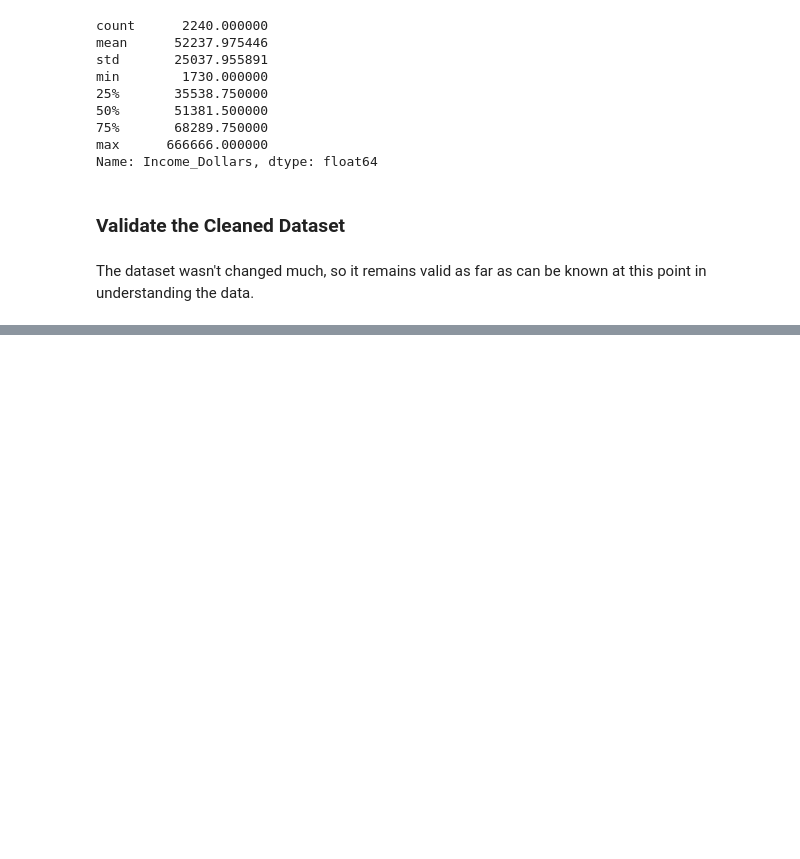
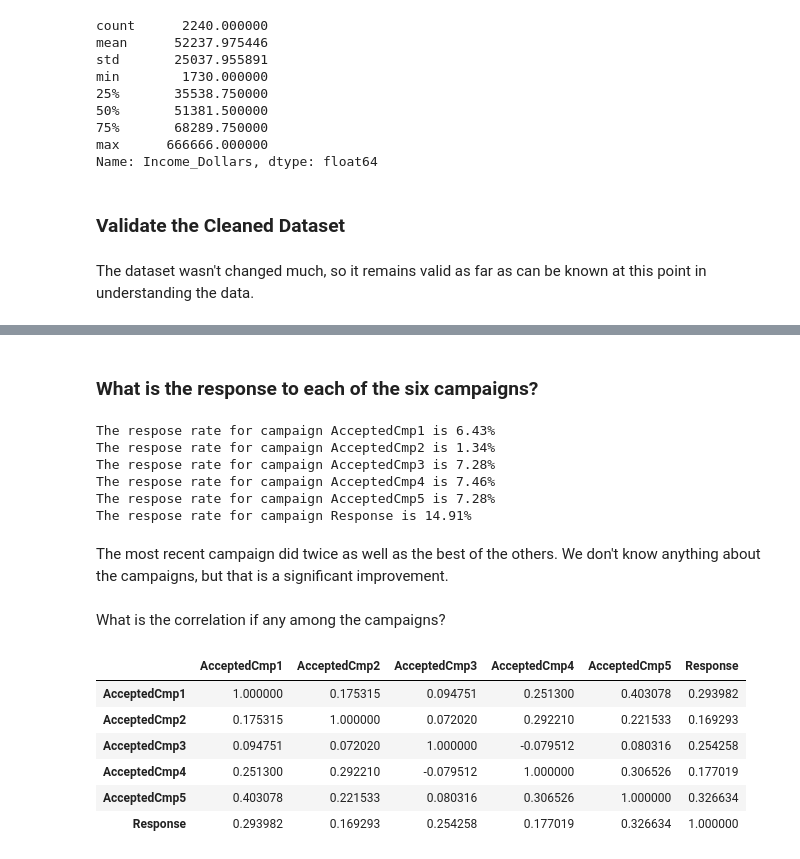
Before and after one commit to merb92/marketing-analytics-xyz, a Jupyter notebook: notebooks/01-eda.ipynb, the cells around one changed output, grey strips where cells are left out. Saved outputs shown, nothing was run; the diff lists cells and outputs as text; code cells hidden in the pictures; blank space fills up the shorter version.

```diff
--- a/notebooks/01-eda.ipynb
+++ b/notebooks/01-eda.ipynb
@@ -626,0 +631,2 @@ The dataset wasn't changed much, so it remains valid as far as can be known at t
+# %% [markdown]
+### What is the response to each of the six campaigns?
@@ -626,0 +636,25 @@ The dataset wasn't changed much, so it remains valid as far as can be known at t
+# %%
+for campaign in campaigns:
+    response_rate = round(len(df[df[campaign] == 1]) / len(df) * 100, 2)
+    print(f'The respose rate for campaign {campaign} is {response_rate}%')
+# %% [output]
+The respose rate for campaign AcceptedCmp1 is 6.43%
+The respose rate for campaign AcceptedCmp2 is 1.34%
+The respose rate for campaign AcceptedCmp3 is 7.28%
+The respose rate for campaign AcceptedCmp4 is 7.46%
+The respose rate for campaign AcceptedCmp5 is 7.28%
+The respose rate for campaign Response is 14.91%
+# %% [markdown]
+The most recent campaign did twice as well as the best of the others.  We don't know anything about the campaigns, but that is a significant improvement.
+# %% [markdown]
+What is the correlation if any among the campaigns?
+# %%
+df[campaigns].corr()
+# %% [output]
+|  | AcceptedCmp1 | AcceptedCmp2 | AcceptedCmp3 | AcceptedCmp4 | AcceptedCmp5 | Response |
+| AcceptedCmp1 | 1.000000 | 0.175315 | 0.094751 | 0.251300 | 0.403078 | 0.293982 |
+| AcceptedCmp2 | 0.175315 | 1.000000 | 0.072020 | 0.292210 | 0.221533 | 0.169293 |
+| AcceptedCmp3 | 0.094751 | 0.072020 | 1.000000 | -0.079512 | 0.080316 | 0.254258 |
+| AcceptedCmp4 | 0.251300 | 0.292210 | -0.079512 | 1.000000 | 0.306526 | 0.177019 |
+| AcceptedCmp5 | 0.403078 | 0.221533 | 0.080316 | 0.306526 | 1.000000 | 0.326634 |
+| Response | 0.293982 | 0.169293 | 0.254258 | 0.177019 | 0.326634 | 1.000000 |
```
Also changed, not shown: parts of 8 cells of this notebook.
